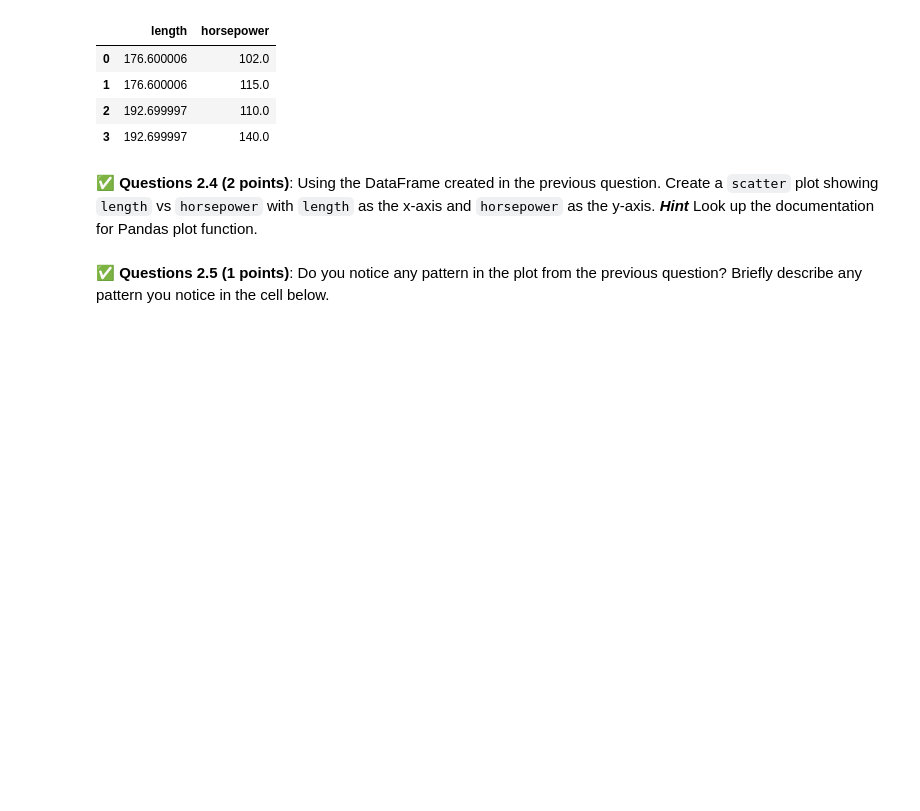
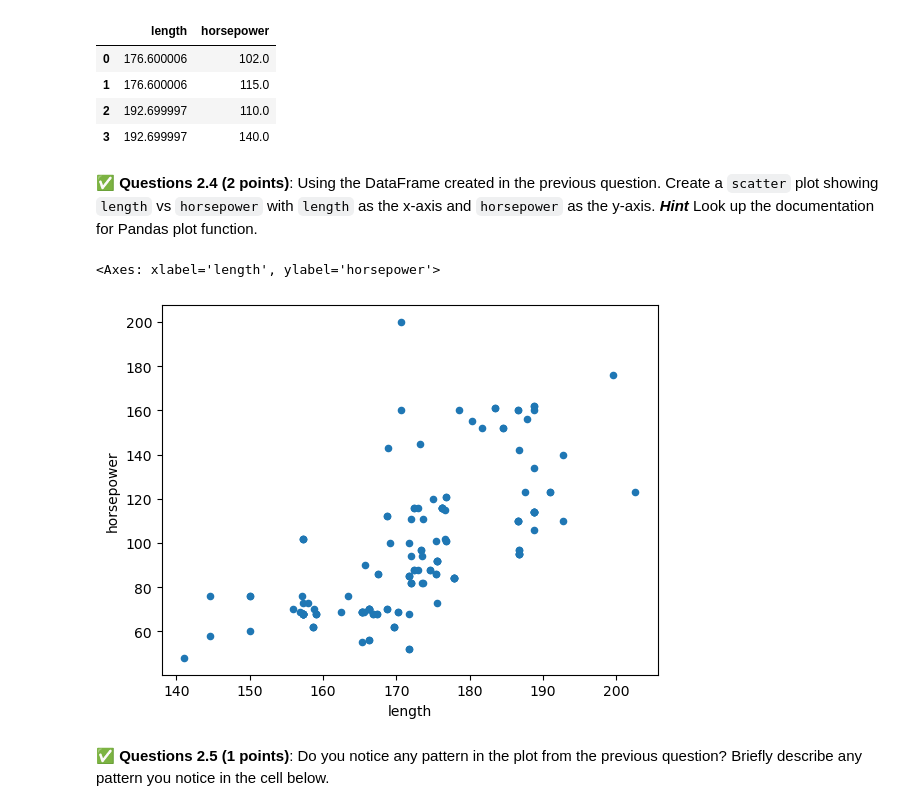
Before and after one commit to lowell-monis/cmse202, a Jupyter notebook: hw-01/HW-01_GitPracticeDebuggingPythonPackagesAndClasses-STUDENT.ipynb, the cells around one changed output. Cells and saved outputs as stored; diff of their text form; code cells hidden in the pictures; blank space fills up the shorter version.

Commit message:
completed 2.4. plot 1.1 created

```diff
--- a/hw-01/HW-01_GitPracticeDebuggingPythonPackagesAndClasses-STUDENT.ipynb
+++ b/hw-01/HW-01_GitPracticeDebuggingPythonPackagesAndClasses-STUDENT.ipynb
@@ -222,3 +220,8 @@ new_df.head(n = 4)
+# %%
+new_df.plot(x = 'length', y = 'horsepower', kind = 'scatter', xlabel = "Length", )
+# %% [output]
+<Axes: xlabel='length', ylabel='horsepower'>
+[figure, added]
 # %% [markdown]
 &#9989; **Questions 2.5 (1 points)**: Do you notice any pattern in the plot from the previous question? Briefly describe any pattern you notice in the cell below.
 # %% [markdown]
```
Also changed, not shown: parts of 2 cells of this notebook.
